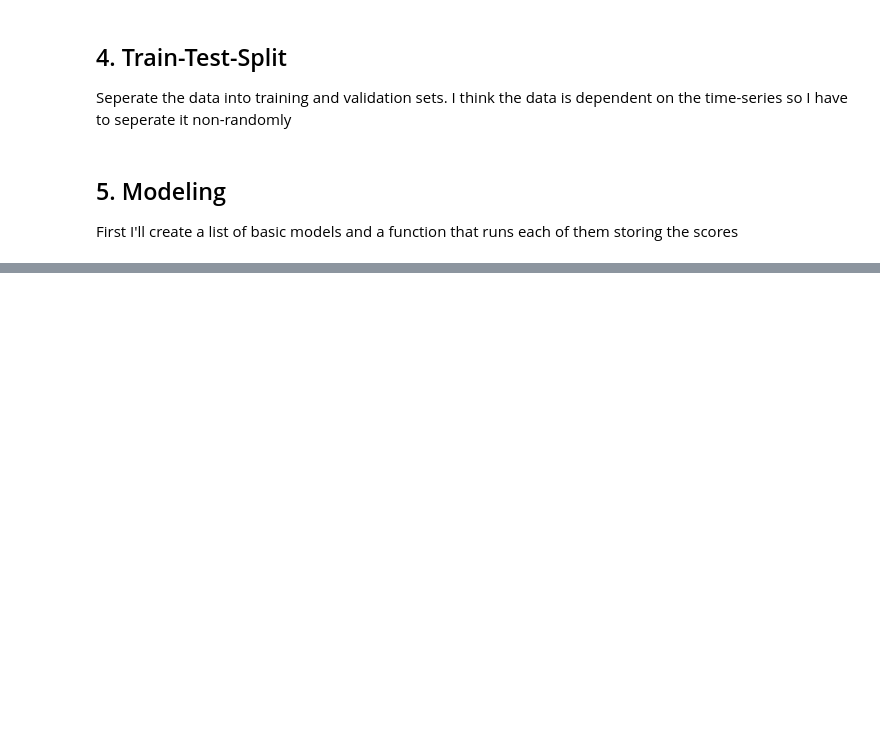
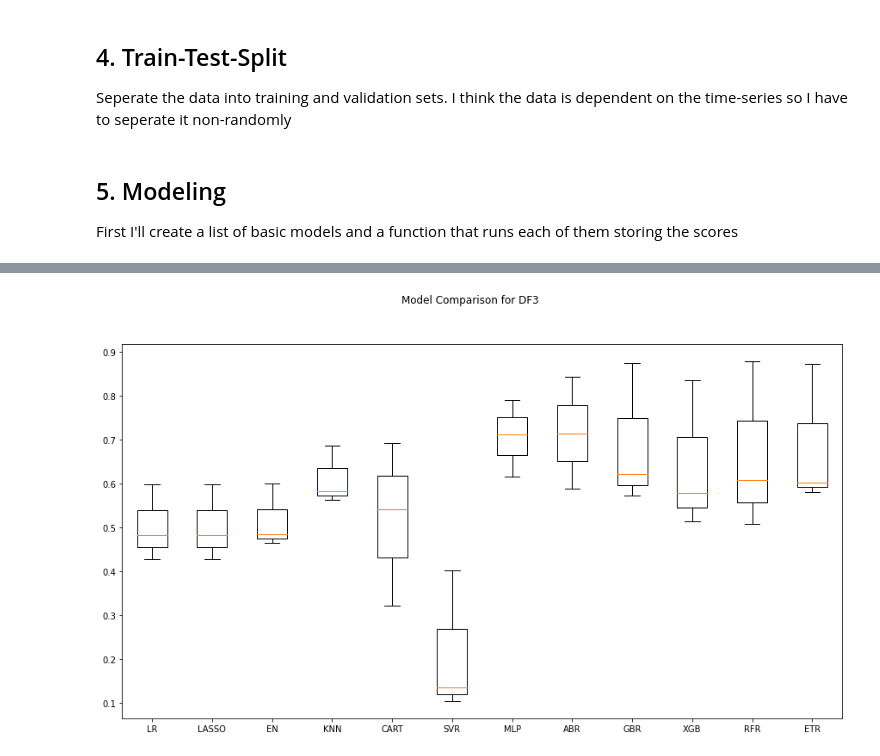
Before and after one commit to CassidyExum/Power-Consumption-Modeling, a Jupyter notebook: Power Consumption Modeling.ipynb, the cells around one changed output, grey strips where cells are left out. Cells and saved outputs as stored; diff of their text form; code cells hidden in the pictures; blank space fills up the shorter version.

```diff
--- a/Power Consumption Modeling.ipynb
+++ b/Power Consumption Modeling.ipynb
@@ -428,0 +461,10 @@ ETR: 0.686390 (0.131742)
+# %%
+fig = plt.figure()
+fig.suptitle('Model Comparison for DF3')
+ax = fig.add_subplot(111)
+plt.boxplot(df_3_results)
+ax.set_xticklabels(names[:12])
+fig.set_size_inches(15,8)
+plt.show()
+# %% [output]
+[figure, added]
```
Also changed, not shown: parts of 6 cells of this notebook.
